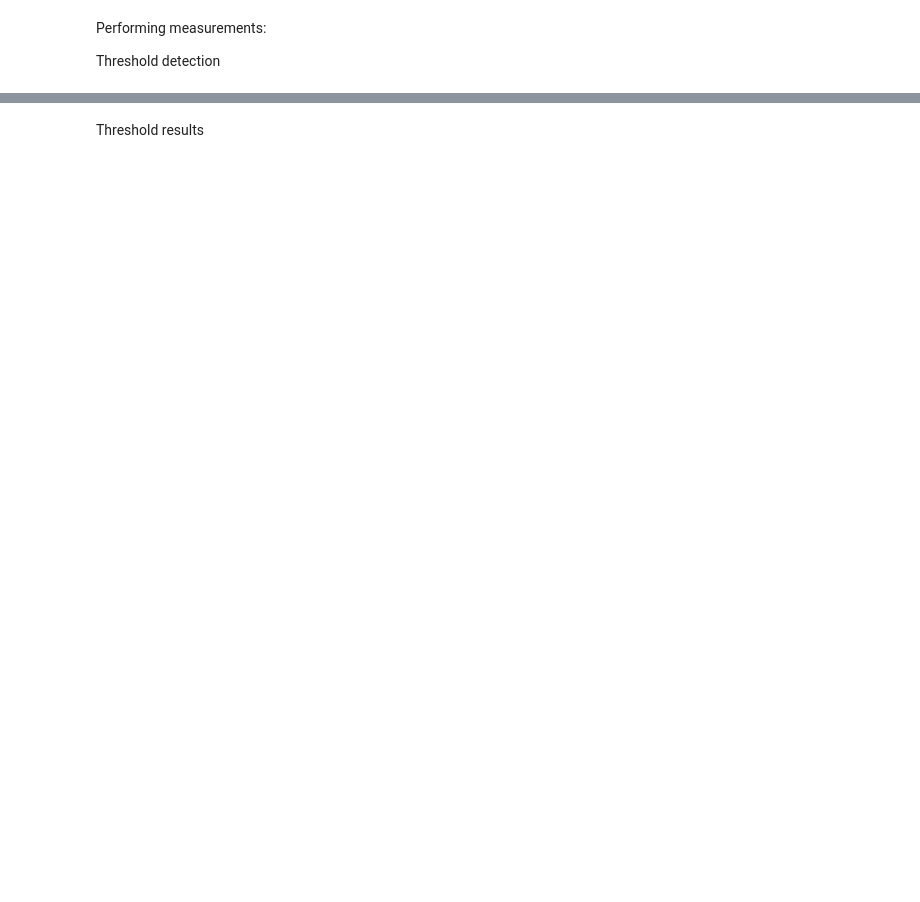
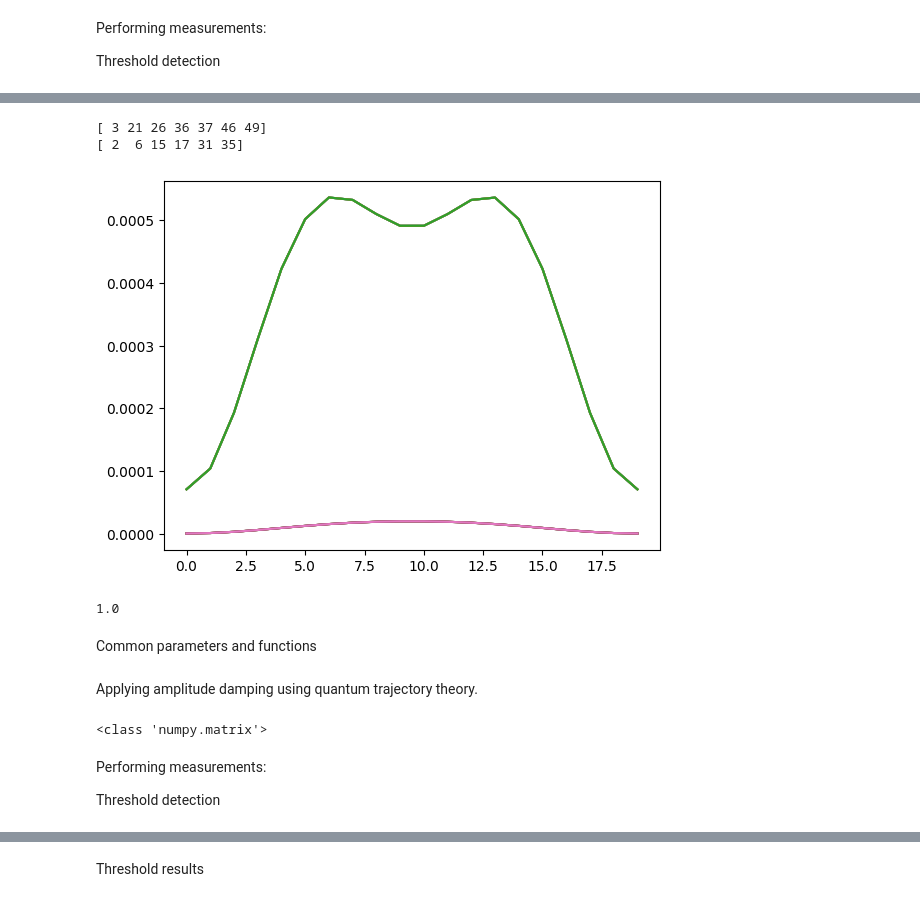
Before and after one commit to sequence-toolbox/SeQUeNCe, a Jupyter notebook: sequence_projects/swap_files/TN_swapping_direct_experiment.ipynb, the cells around one changed output, grey strips where cells are left out. Cells and saved outputs as stored; diff of their text form; code cells hidden in the pictures; blank space fills up the shorter version.

```diff
--- a/sequence_projects/swap_files/TN_swapping_direct_experiment.ipynb
+++ b/sequence_projects/swap_files/TN_swapping_direct_experiment.ipynb
@@ -34,0 +65,20 @@ signal_angles = np.linspace(0, 2*np.pi, 40)
+# %%
+kraus_ops = _build_amp_damping_kraus_operators(loss_rate = 0.5, N = N)
+
+print(type(kraus_ops[0].todense()))
+
+kraus_MPOs = []
+trajectory_probs = []
+trajectories = []
+
+# We can do this outside of the main loop only because we know deterministically what the input state is.
+# In general, we would have to do this for all possible trajectories the system may have taken before this step.
+# You'll have to use caching (while performing this in the main loop) to make it less redundant.
+for kraus_op in kraus_ops:
+    kraus_MPO = create_MPO(site1 = 2, site2 = 3, total_sites = num_modes, op = kraus_op.todense(), N = N, tag = 'kraus')
+    trajectory = tensor_network_apply_op_vec(kraus_MPO, psi, compress=True, contract = True, cutoff = error_tolerance)
+    trajectory_prob = np.real(trajectory.H @ trajectory)
+
+    kraus_MPOs.append(kraus_MPO)
+    trajectory_probs.append(trajectory_prob)
+    trajectories.append(trajectory)
@@ -38,0 +208,22 @@ Threshold detection
+# %%
+## plotting the trajectories where we have just one photon loss:
+trajectories_with_1 = np.where(trajectory_sample_indices == 1)[0]
+print(trajectories_with_1)
+for i in trajectories_with_1:
+    plt.plot(coincidence_samples[i][0])
+
+trajectories_with_4 = np.where(trajectory_sample_indices == 4)[0]
+print(trajectories_with_4)
+for i in trajectories_with_4:
+    plt.plot(coincidence_samples[i][0])
+# %% [output]
+[ 3 21 26 36 37 46 49]
+[ 2  6 15 17 31 35]
+[figure, added]
+# %%
+from scipy.special import binom
+binom(4,0)
+# %% [output]
+1.0
+# %% [markdown]
+Common parameters and functions
@@ -39,2 +257,30 @@ Threshold detection
+# %% [markdown]
+Applying amplitude damping using quantum trajectory theory.
+# %%
+kraus_ops = _build_amp_damping_kraus_operators(loss_rate = 0.5, N = N)
+
+print(type(kraus_ops[0].todense()))
+
+kraus_MPOs = []
+trajectory_probs = []
+trajectories = []
+
+# We can do this outside of the main loop only because we know deterministically what the input state is.
+# In general, we would have to do this for all possible trajectories the system may have taken before this step.
+# You'll have to use caching (while performing this in the main loop) to make it less redundant.
+for kraus_op in kraus_ops:
+    kraus_MPO = create_MPO(site1 = 2, site2 = 3, total_sites = num_modes, op = kraus_op.todense(), N = N, tag = 'kraus')
+    trajectory = tensor_network_apply_op_vec(kraus_MPO, psi, compress=True, contract = True, cutoff = error_tolerance)
+    trajectory_prob = np.real(trajectory.H @ trajectory)
+
+    kraus_MPOs.append(kraus_MPO)
+    trajectory_probs.append(trajectory_prob)
+    trajectories.append(trajectory)
+# %% [output]
+<class 'numpy.matrix'>
+# %% [markdown]
+Performing measurements:
+
+Threshold detection
 # %%
 start = time.time()
```
Also changed, not shown: parts of 19 cells of this notebook, 2 other files.
